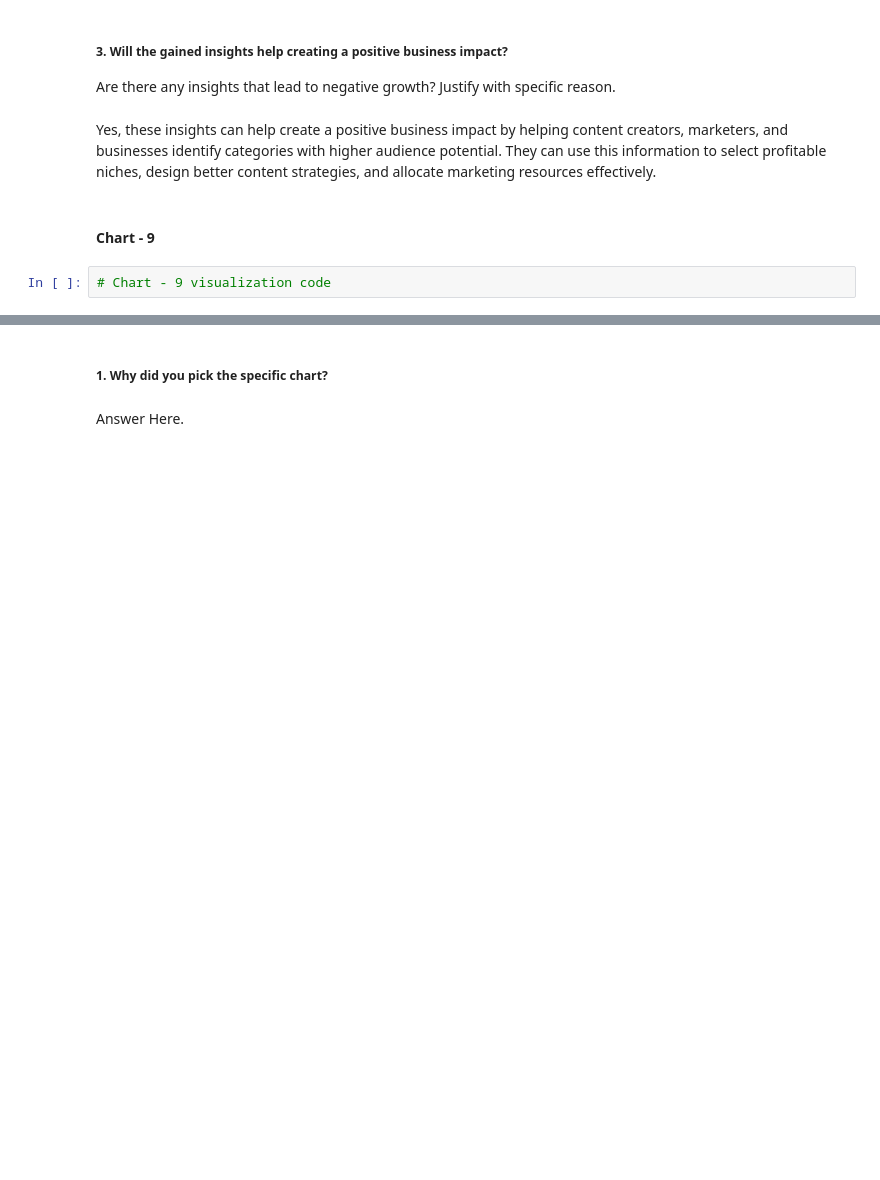
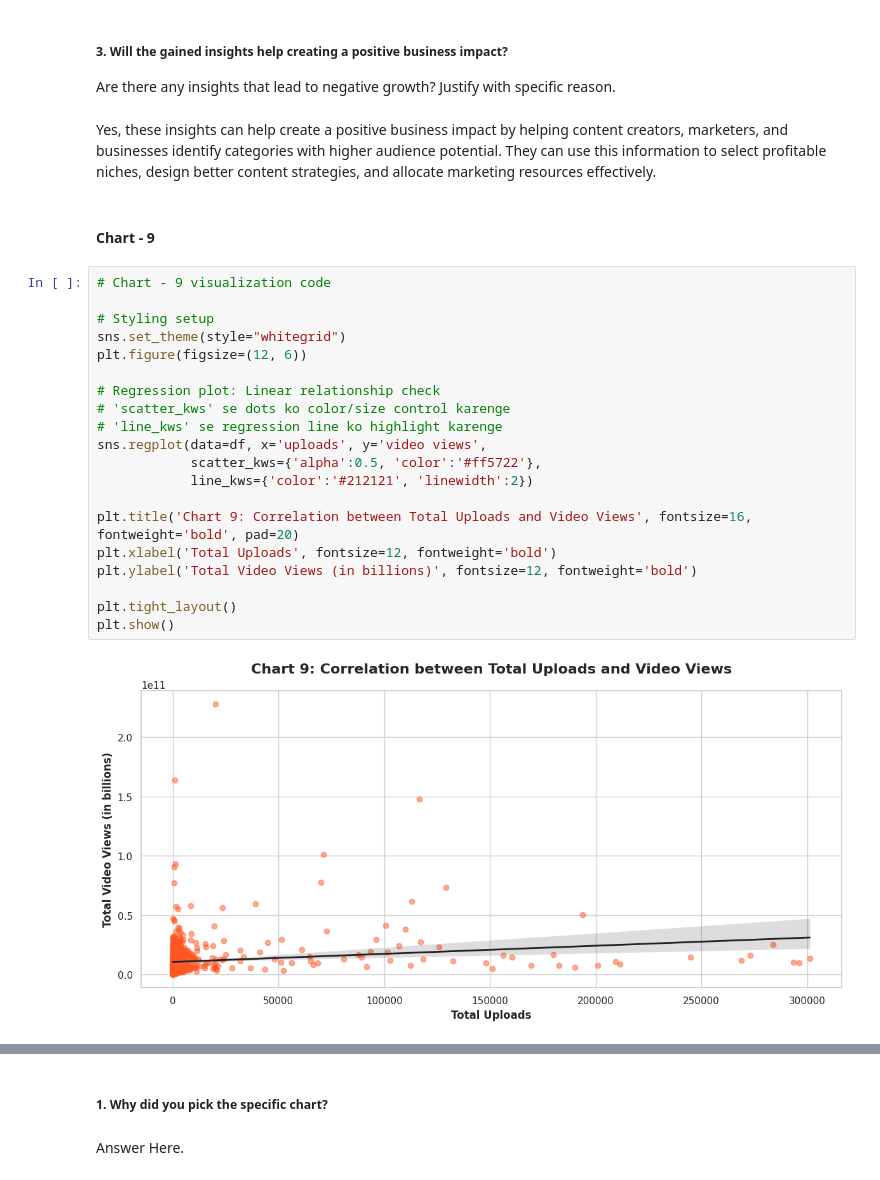
Before and after one commit to Sneha8126/Sneha-EDA-Submission-Template, a Jupyter notebook: Sneha_EDA_Submission_Template.ipynb, the cells around one changed output, grey strips where cells are left out. Saved outputs shown, nothing was run; the diff lists cells and outputs as text; blank space fills up the shorter version.

Commit message:
update uploads vs views with scatter plot

```diff
--- a/Sneha_EDA_Submission_Template.ipynb
+++ b/Sneha_EDA_Submission_Template.ipynb
@@ -896,5 +896,25 @@ Are there any insights that lead to negative growth? Justify with specific reaso
 Yes, these insights can help create a positive business impact by helping content creators, marketers, and businesses identify categories with higher audience potential. They can use this information to select profitable niches, design better content strategies, and allocate marketing resources effectively.
 # %% [markdown]
 #### Chart - 9
-# %%
-# Chart - 9 visualization code
+# %%
+# Chart - 9 visualization code
+
+# Styling setup
+sns.set_theme(style="whitegrid")
+plt.figure(figsize=(12, 6))
+
+# Regression plot: Linear relationship check
+# 'scatter_kws' se dots ko color/size control karenge
+# 'line_kws' se regression line ko highlight karenge
+sns.regplot(data=df, x='uploads', y='video views',
+            scatter_kws={'alpha':0.5, 'color':'#ff5722'},
+            line_kws={'color':'#212121', 'linewidth':2})
+
+plt.title('Chart 9: Correlation between Total Uploads and Video Views', fontsize=16, fontweight='bold', pad=20)
+plt.xlabel('Total Uploads', fontsize=12, fontweight='bold')
+plt.ylabel('Total Video Views (in billions)', fontsize=12, fontweight='bold')
+
+plt.tight_layout()
+plt.show()
+# %% [output]
+[figure, added]
```
Also changed, not shown: parts of 2 cells of this notebook.
